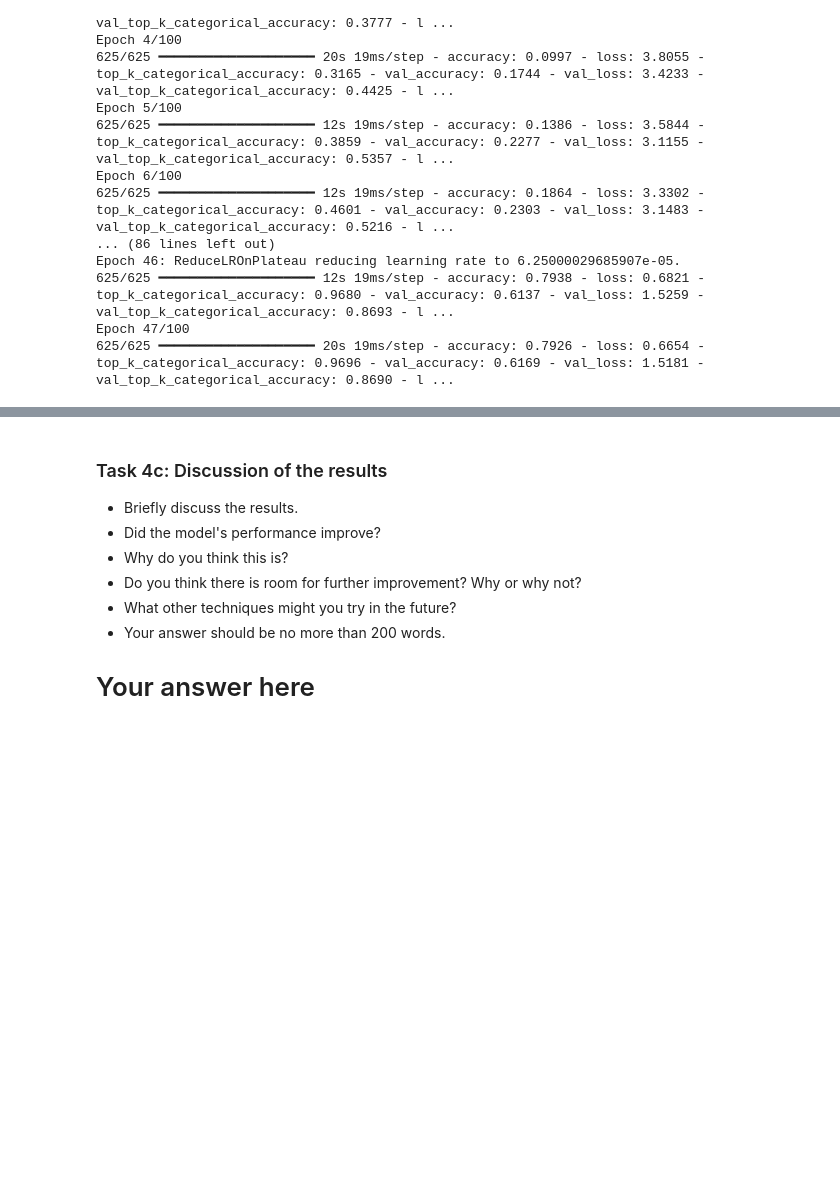
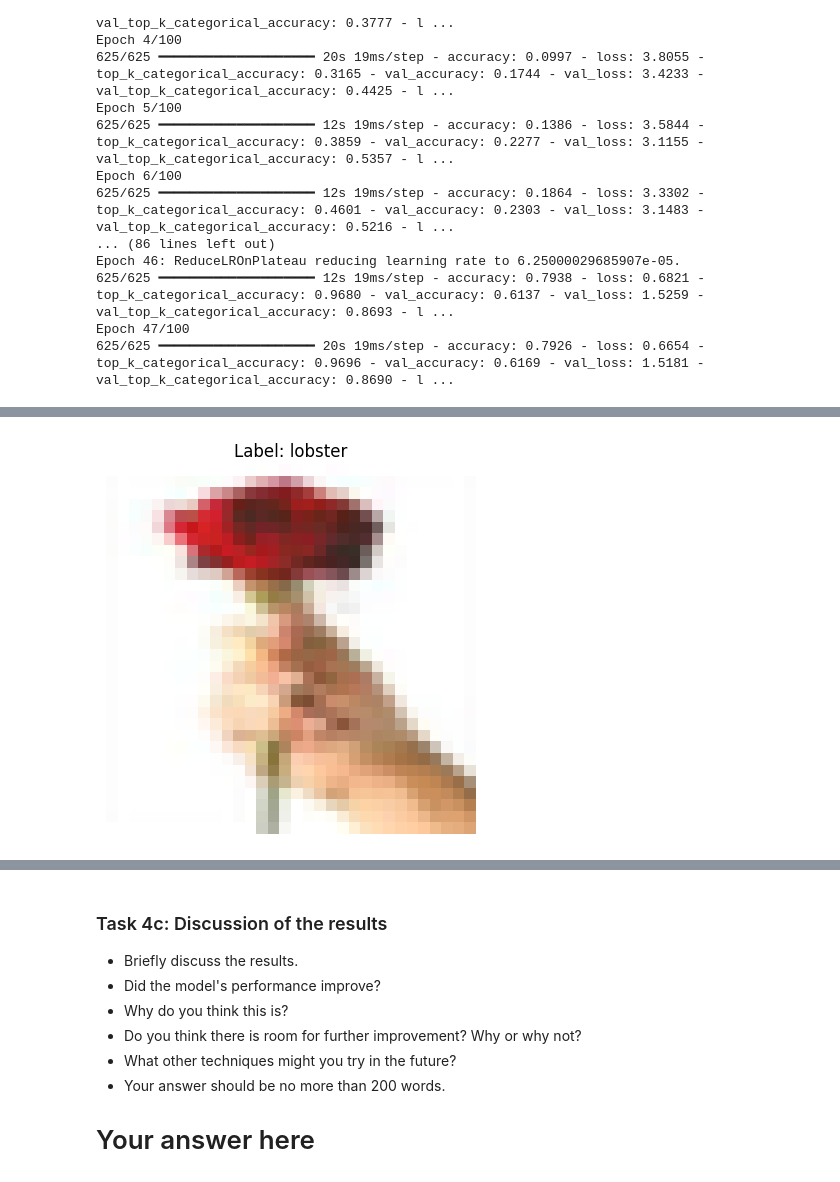
Before and after one commit to anneveremtchouk/deep_learning, a Jupyter notebook: 02_activities/assignments/assignment_1.ipynb, the cells around one changed output, grey strips where cells are left out. Cells and saved outputs as stored; diff of their text form; code cells hidden in the pictures; blank space fills up the shorter version.

```diff
--- a/02_activities/assignments/assignment_1.ipynb
+++ b/02_activities/assignments/assignment_1.ipynb
@@ -438,0 +495,13 @@ Epoch 47/100
+# %%
+# incorrectly classified instances
+mis_classified_indices = np.where(predicted_classes != true_classes)[0]
+mis_classified_samples = x_test_n[mis_classified_indices]
+mis_classified_labels = predicted_classes[mis_classified_indices]
+
+image = mis_classified_samples[10]
+plt.imshow(image)
+plt.title(f"Label: {class_names[mis_classified_labels[10]]}")
+plt.axis("off")
+plt.show()
+# %% [output]
+[figure, added]
```
Also changed, not shown: parts of 11 cells of this notebook.
